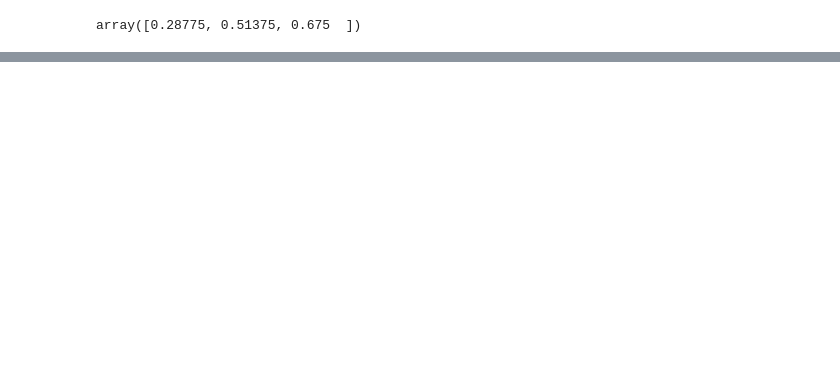
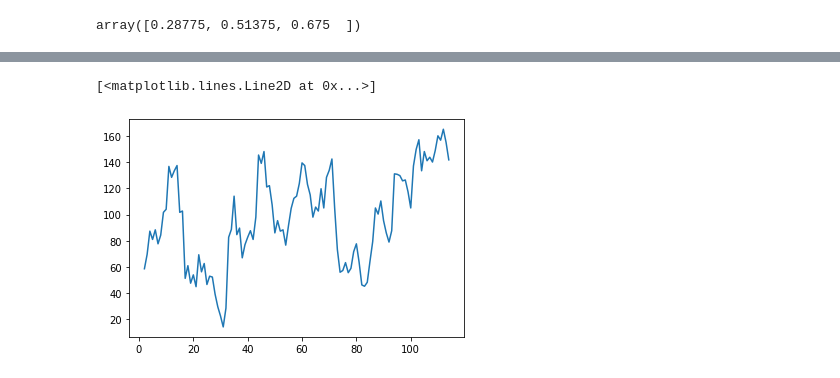
Before and after one commit to maggiemagnuson/liveProjects, a Jupyter notebook: Bayesian Statistical Methods with PyMC3.ipynb, the cells around one changed output, grey strips where cells are left out. Drawn from its saved outputs; the diff is of its cells as text; code cells hidden in the pictures; blank space fills up the shorter version.

```diff
--- a/Bayesian Statistical Methods with PyMC3.ipynb
+++ b/Bayesian Statistical Methods with PyMC3.ipynb
@@ -144,3 +144,5 @@ with model:
 post_pred["obs"].mean(axis=0)
 # %% [output]
 array([0.28775, 0.51375, 0.675  ])
+# %%
+ma = df["IsCanceled"].rolling(3).mean()
@@ -146,0 +164,2 @@ array([0.28775, 0.51375, 0.675  ])
+# %%
+ts = ma[3-1:]
@@ -146,0 +181,5 @@ array([0.28775, 0.51375, 0.675  ])
+# %%
+plt.plot(ts)
+# %% [output]
+[<matplotlib.lines.Line2D at 0x...>]
+[figure, added]
```
Also changed, not shown: parts of 5 cells of this notebook.
